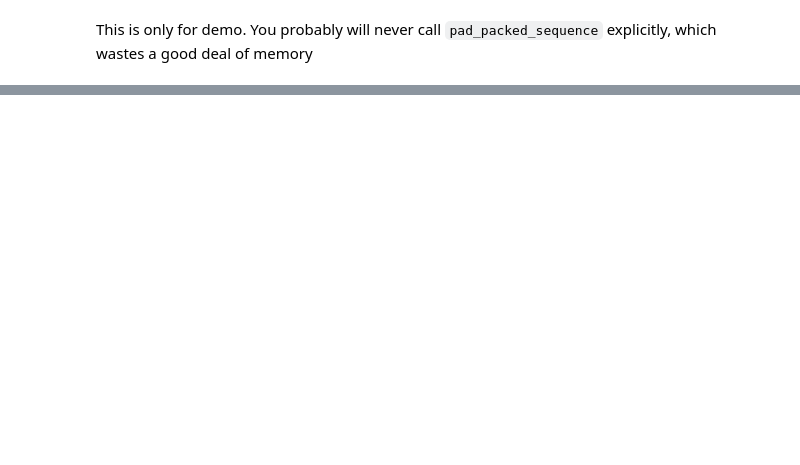
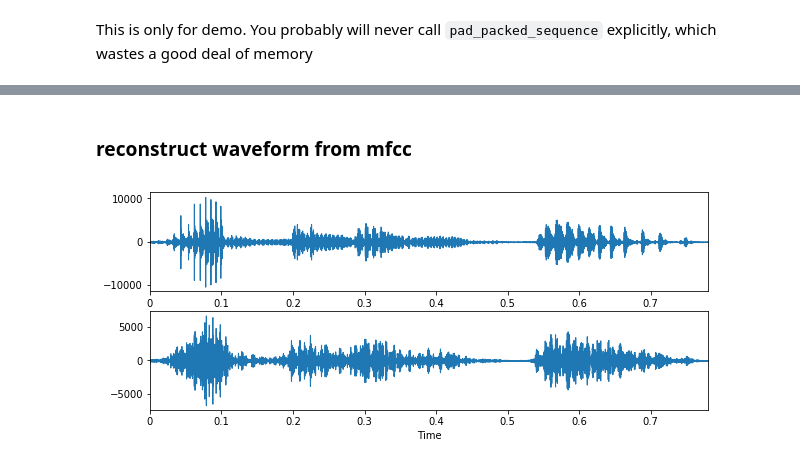
Before and after one commit to haasdo95/data_prep, a Jupyter notebook: pytorch_demo.ipynb, the cells around one changed output, grey strips where cells are left out. Cells and saved outputs as stored; diff of their text form; code cells hidden in the pictures; blank space fills up the shorter version.

```diff
--- a/pytorch_demo.ipynb
+++ b/pytorch_demo.ipynb
@@ -173,3 +174,40 @@ auds[2]
 auds[3]
 # %% [output]
 [interactive output not drawn]
+# %% [markdown]
+### reconstruct waveform from mfcc
+# %%
+n_mels = 26
+n_mfcc = 13
+n_fft = 256
+hop_length = 80
+sr = 8000
+# %%
+# CREDIT: https://github.com/librosa/librosa/issues/424
+import librosa
+from logmmse import logmmse
+
+
+def invlogamplitude(S):
+    return 10.0**(S/10.0)
+
+
+def reconstruct(mfcc, aud):
+    dct = librosa.filters.dct(n_filters=n_mfcc, n_input=n_mels)
+    mel_basis = librosa.filters.mel(n_mels=n_mels, n_fft=n_fft, sr=8000)
+    bin_scaling = 1.0/np.maximum(0.0001, np.sum(np.dot(mel_basis.T, mel_basis),axis=0))
+    recon_stft = bin_scaling[:, np.newaxis] * np.dot(mel_basis.T, invlogamplitude(np.dot(dct.T, mfcc)))
+    excitation = np.random.randn(aud.shape[0])
+    E = librosa.stft(excitation, n_fft=n_fft, hop_length=hop_length)
+    recon = librosa.istft(E/np.abs(E)*np.sqrt(recon_stft), hop_length=hop_length, win_length=n_fft)
+    plt.figure(figsize=(10, 4))
+    plt.subplot(211)
+    librosa.display.waveplot(aud.astype(np.float), sr=sr)
+    plt.subplot(212)
+    librosa.display.waveplot(recon, sr=sr)
+    plt.show()
+    return ipd.Audio(recon, rate=sr)
+# %%
+reconstruct(mfccs[0], speeches[0])
+# %% [output]
+[figure, added]
```
Also changed, not shown: parts of 10 cells of this notebook, 2 other files.
